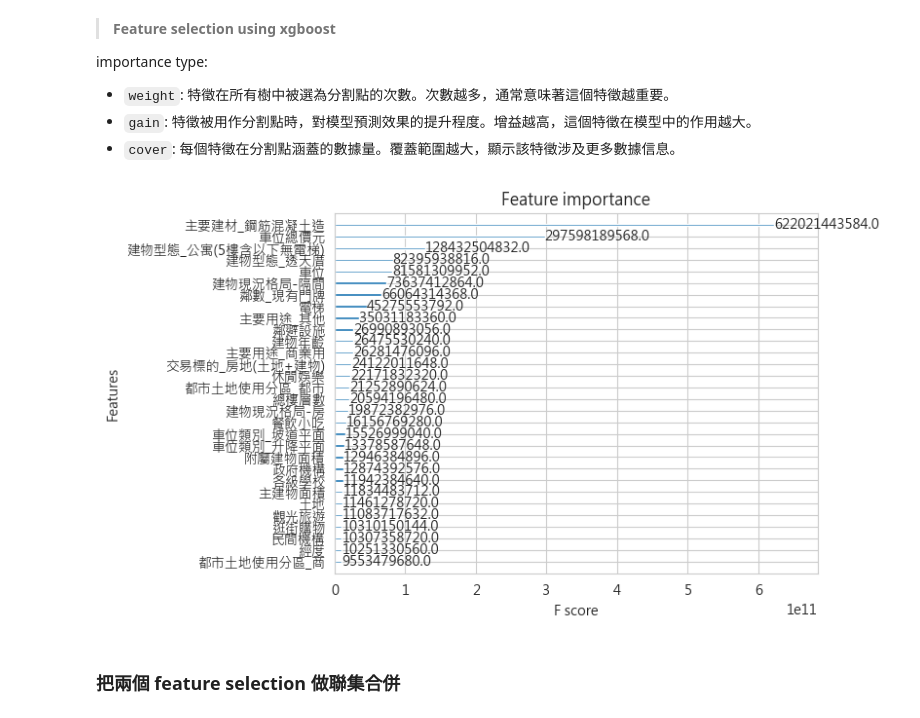
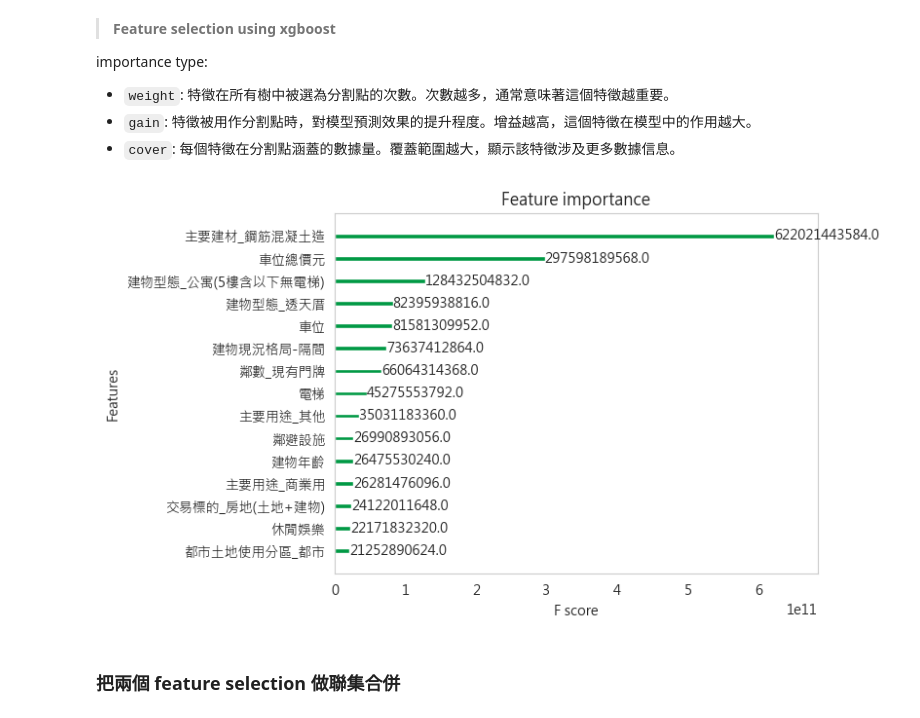
Before and after one commit to vanessa910503/Xinyi_HousePrediction, a Jupyter notebook: prediction/EDA_daan.ipynb, the cells around one changed output. Saved outputs shown, nothing was run; the diff lists cells and outputs as text; code cells hidden in the pictures.

```diff
--- a/prediction/EDA_daan.ipynb
+++ b/prediction/EDA_daan.ipynb
@@ -178,22 +178,25 @@ importance type:
 # %%
 # Prepare your features and target variable
 X_train = training_data.drop('單價元平方公尺', axis=1)
 y_train = training_data['單價元平方公尺']
 X_test = test_data.drop('單價元平方公尺', axis=1)
 y_test = test_data['單價元平方公尺']
 
 # Initialize the XGBoost regressor
 model = xgb.XGBRegressor(objective='reg:squarederror', seed=42)
 
 # Train the model
 model.fit(X_train, y_train)
 
 # Plot feature importance
 # You can choose importance_type from 'weight', 'gain', or 'cover'
-plot_importance(model, max_num_features=30, importance_type='gain')
+plot_importance(model, max_num_features=15, importance_type='gain')
+plt.grid(False)
+for bar in plt.gca().patches:
+    bar.set_facecolor('#009944ff')
 plt.show()
 # %% [output]
-[figure, old version]
+[figure, new version]
 # %% [markdown]
 ### 把兩個 feature selection 做聯集合併
 # %%
```
Also changed, not shown: parts of 1 cell of this notebook, 3 other files.
